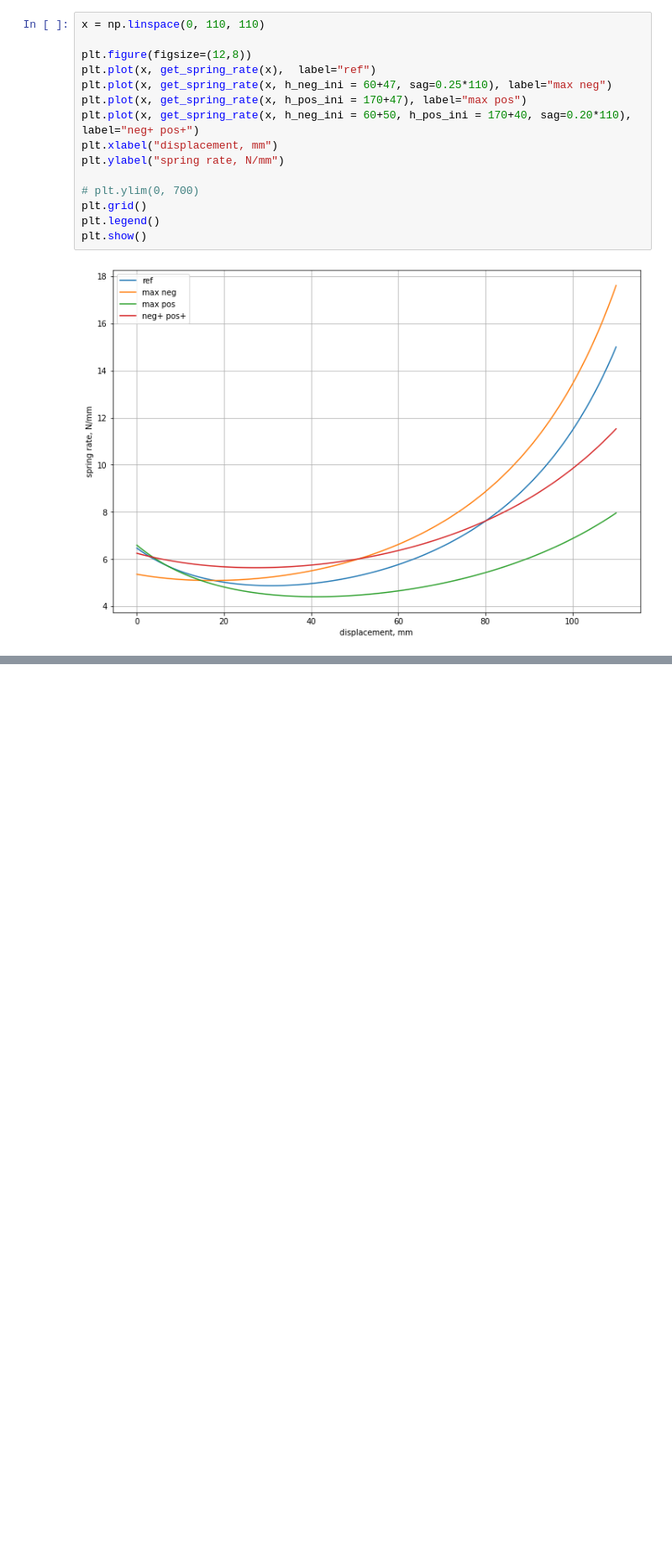
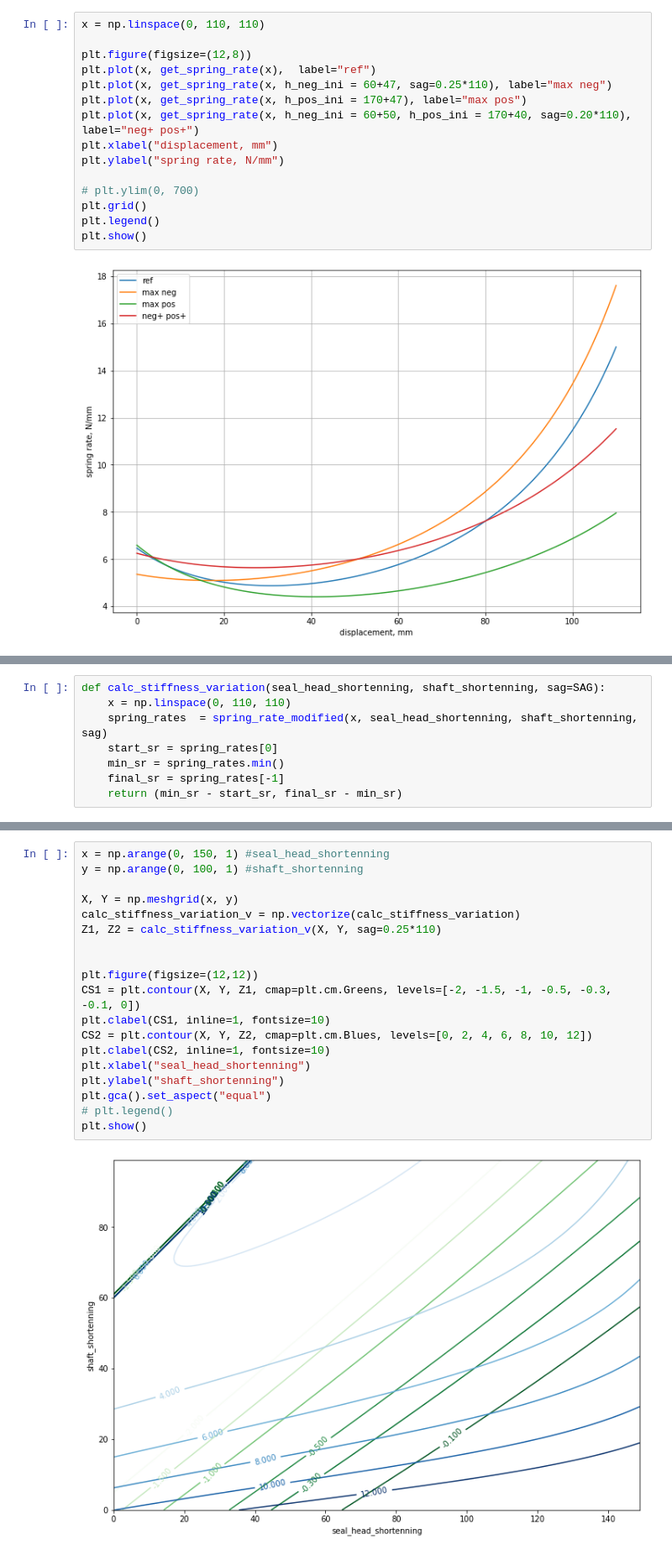
Before and after one commit to Chehlarov/MTB_calculations, a Jupyter notebook: MTB Air Spring.ipynb, the cells around one changed output, grey strips where cells are left out. Shown at 84% size. Drawn from its saved outputs; the diff is of its cells as text; blank space fills up the shorter version.

```diff
--- a/MTB Air Spring.ipynb
+++ b/MTB Air Spring.ipynb
@@ -172,0 +223,8 @@ plt.show()
+# %%
+def calc_stiffness_variation(seal_head_shortenning, shaft_shortenning, sag=SAG):
+    x = np.linspace(0, 110, 110)
+    spring_rates  = spring_rate_modified(x, seal_head_shortenning, shaft_shortenning, sag)
+    start_sr = spring_rates[0]
+    min_sr = spring_rates.min()
+    final_sr = spring_rates[-1]
+    return (min_sr - start_sr, final_sr - min_sr)
@@ -172,0 +235,21 @@ plt.show()
+# %%
+x = np.arange(0, 150, 1) #seal_head_shortenning
+y = np.arange(0, 100, 1) #shaft_shortenning
+
+X, Y = np.meshgrid(x, y)
+calc_stiffness_variation_v = np.vectorize(calc_stiffness_variation)
+Z1, Z2 = calc_stiffness_variation_v(X, Y, sag=0.25*110)
+
+
+plt.figure(figsize=(12,12))
+CS1 = plt.contour(X, Y, Z1, cmap=plt.cm.Greens, levels=[-2, -1.5, -1, -0.5, -0.3, -0.1, 0])
+plt.clabel(CS1, inline=1, fontsize=10)
+CS2 = plt.contour(X, Y, Z2, cmap=plt.cm.Blues, levels=[0, 2, 4, 6, 8, 10, 12])
+plt.clabel(CS2, inline=1, fontsize=10)
+plt.xlabel("seal_head_shortenning")
+plt.ylabel("shaft_shortenning")
+plt.gca().set_aspect("equal")
+# plt.legend()
+plt.show()
+# %% [output]
+[figure, added]
```
Also changed, not shown: parts of 7 cells of this notebook.
